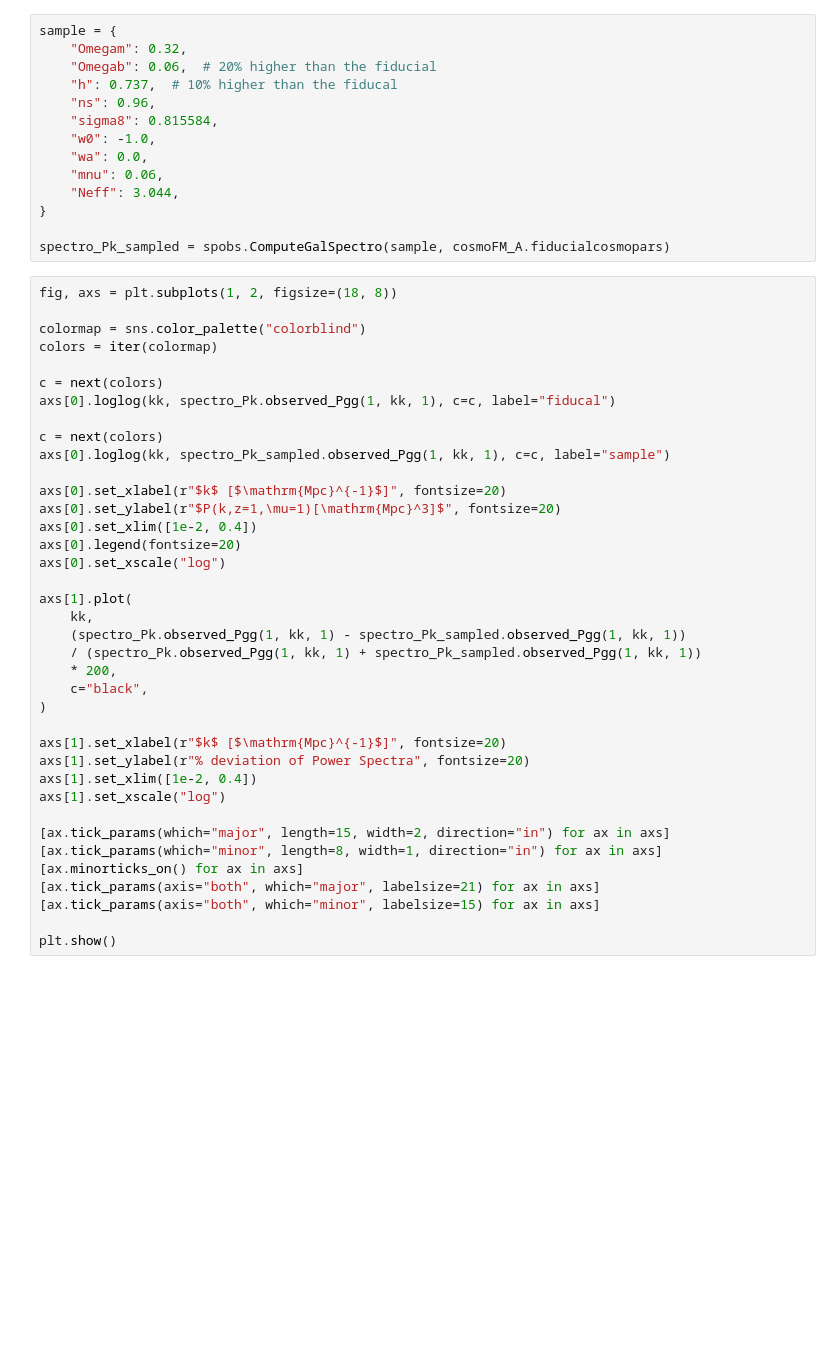
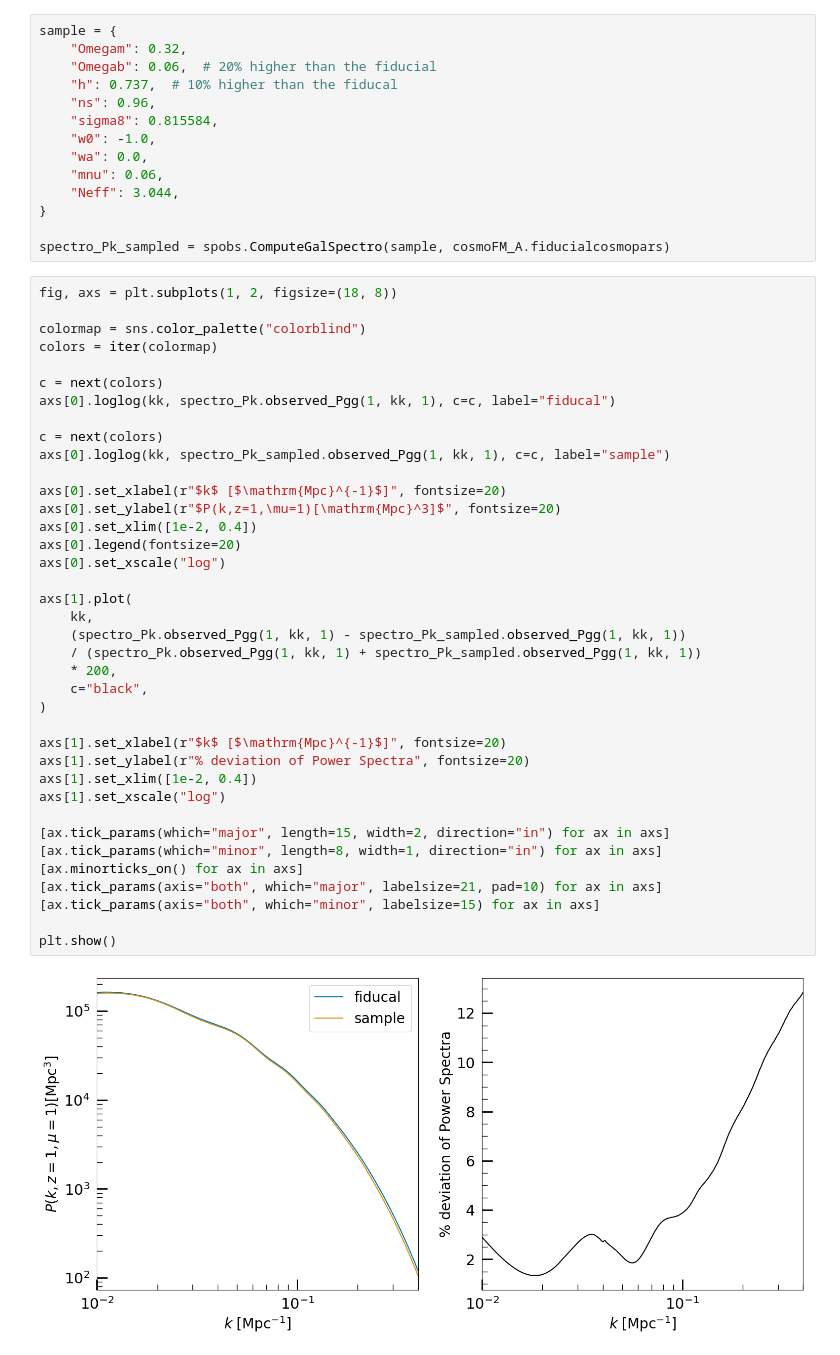
Before and after one commit to santiagocasas/cosmicfishpie, a Jupyter notebook: notebooks/GCsp_presentation.ipynb, the cells around one changed output. Drawn from its saved outputs; the diff is of its cells as text; blank space fills up the shorter version.

```diff
--- a/notebooks/GCsp_presentation.ipynb
+++ b/notebooks/GCsp_presentation.ipynb
@@ -191,31 +232,33 @@ c = next(colors)
 axs[0].loglog(kk, spectro_Pk.observed_Pgg(1, kk, 1), c=c, label="fiducal")
 
 c = next(colors)
 axs[0].loglog(kk, spectro_Pk_sampled.observed_Pgg(1, kk, 1), c=c, label="sample")
 
 axs[0].set_xlabel(r"$k$ [$\mathrm{Mpc}^{-1}$]", fontsize=20)
 axs[0].set_ylabel(r"$P(k,z=1,\mu=1)[\mathrm{Mpc}^3]$", fontsize=20)
 axs[0].set_xlim([1e-2, 0.4])
 axs[0].legend(fontsize=20)
 axs[0].set_xscale("log")
 
 axs[1].plot(
     kk,
     (spectro_Pk.observed_Pgg(1, kk, 1) - spectro_Pk_sampled.observed_Pgg(1, kk, 1))
     / (spectro_Pk.observed_Pgg(1, kk, 1) + spectro_Pk_sampled.observed_Pgg(1, kk, 1))
     * 200,
     c="black",
 )
 
 axs[1].set_xlabel(r"$k$ [$\mathrm{Mpc}^{-1}$]", fontsize=20)
 axs[1].set_ylabel(r"% deviation of Power Spectra", fontsize=20)
 axs[1].set_xlim([1e-2, 0.4])
 axs[1].set_xscale("log")
 
 [ax.tick_params(which="major", length=15, width=2, direction="in") for ax in axs]
 [ax.tick_params(which="minor", length=8, width=1, direction="in") for ax in axs]
 [ax.minorticks_on() for ax in axs]
-[ax.tick_params(axis="both", which="major", labelsize=21) for ax in axs]
+[ax.tick_params(axis="both", which="major", labelsize=21, pad=10) for ax in axs]
 [ax.tick_params(axis="both", which="minor", labelsize=15) for ax in axs]
 
 plt.show()
+# %% [output]
+[figure, added]
```
Also changed, not shown: parts of 6 cells of this notebook, 3 other files.
